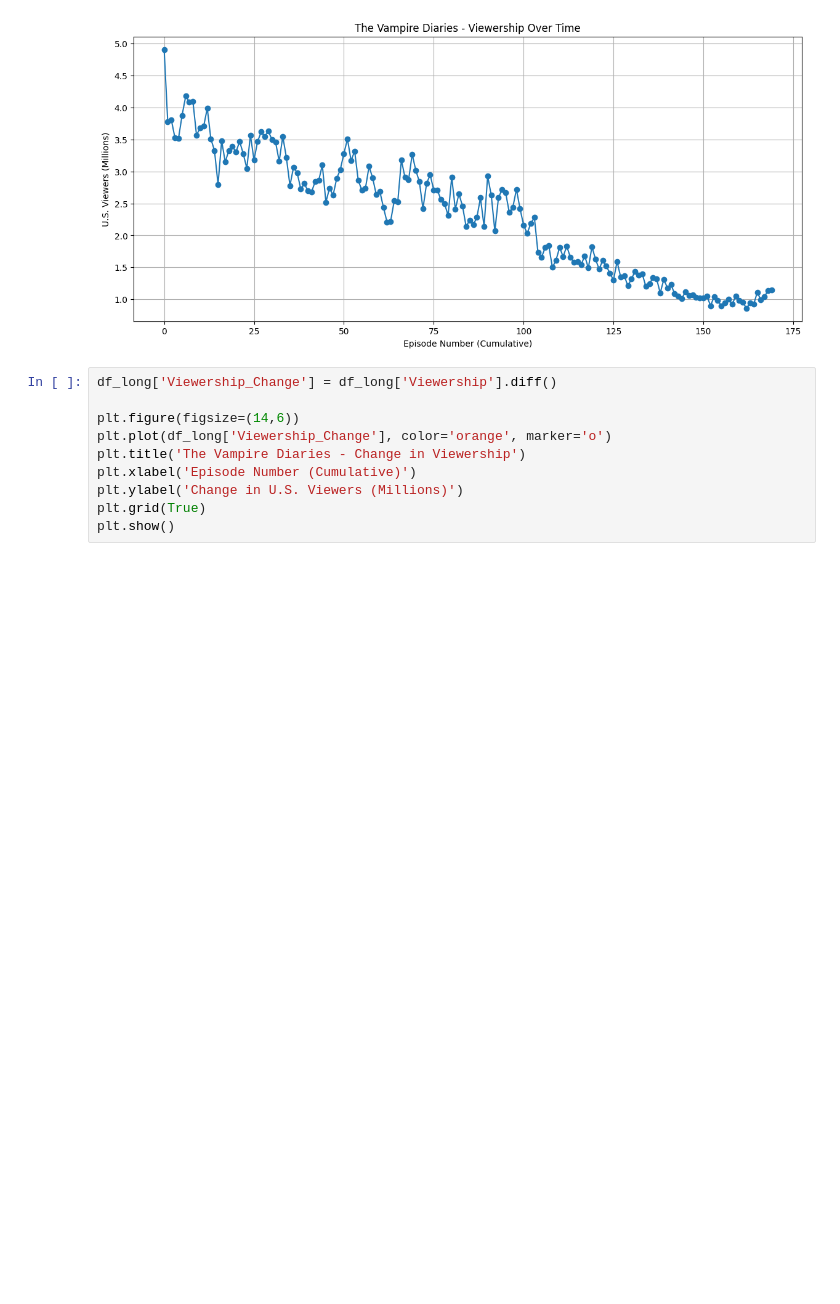
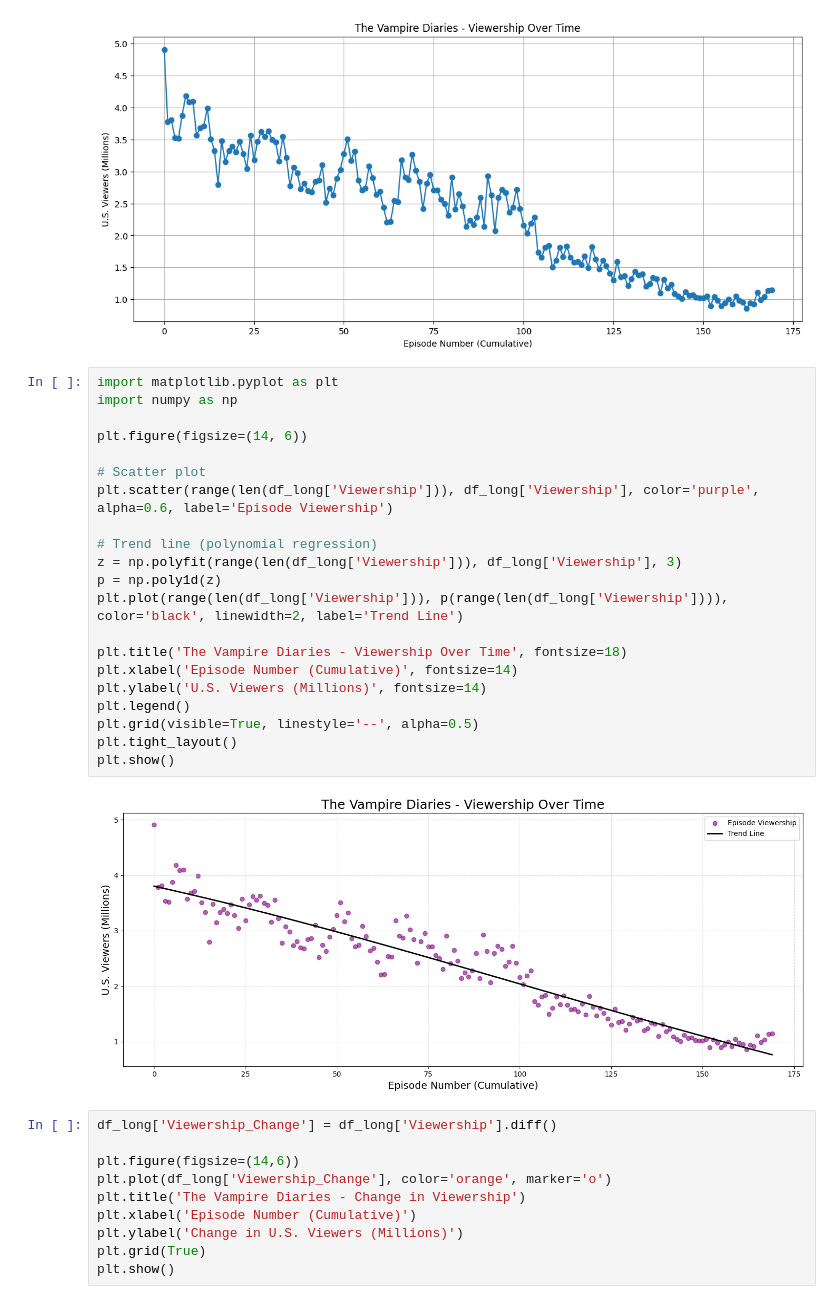
Before and after one commit to Bhupender-Bhupender/vampire-diaries-report, a Jupyter notebook: Vamp_Diaries.ipynb, the cells around one changed output. Drawn from its saved outputs; the diff is of its cells as text; blank space fills up the shorter version.

Commit message:
viewership and change plots

```diff
--- a/Vamp_Diaries.ipynb
+++ b/Vamp_Diaries.ipynb
@@ -68,6 +68,29 @@ plt.grid(True)
 plt.show()
 # %% [output]
 [figure]
+# %%
+import matplotlib.pyplot as plt
+import numpy as np
+
+plt.figure(figsize=(14, 6))
+
+# Scatter plot
+plt.scatter(range(len(df_long['Viewership'])), df_long['Viewership'], color='purple', alpha=0.6, label='Episode Viewership')
+
+# Trend line (polynomial regression)
+z = np.polyfit(range(len(df_long['Viewership'])), df_long['Viewership'], 3)
+p = np.poly1d(z)
+plt.plot(range(len(df_long['Viewership'])), p(range(len(df_long['Viewership']))), color='black', linewidth=2, label='Trend Line')
+
+plt.title('The Vampire Diaries - Viewership Over Time', fontsize=18)
+plt.xlabel('Episode Number (Cumulative)', fontsize=14)
+plt.ylabel('U.S. Viewers (Millions)', fontsize=14)
+plt.legend()
+plt.grid(visible=True, linestyle='--', alpha=0.5)
+plt.tight_layout()
+plt.show()
+# %% [output]
+[figure, added]
 # %%
 df_long['Viewership_Change'] = df_long['Viewership'].diff()
 
```
